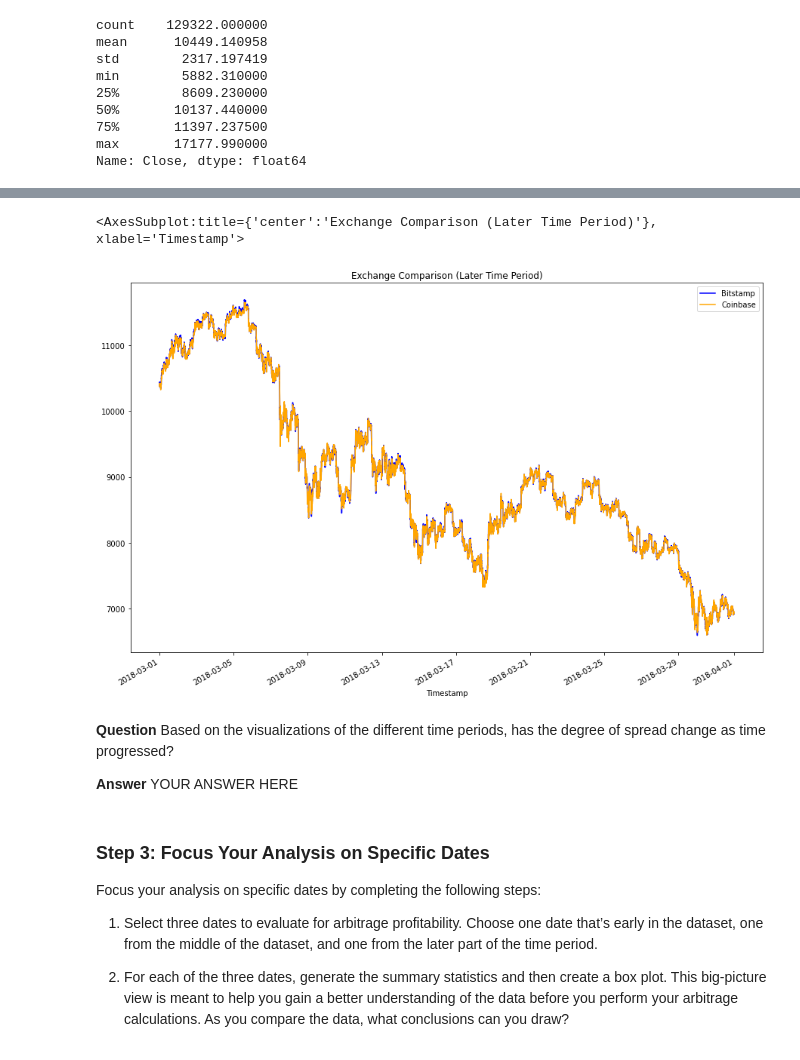
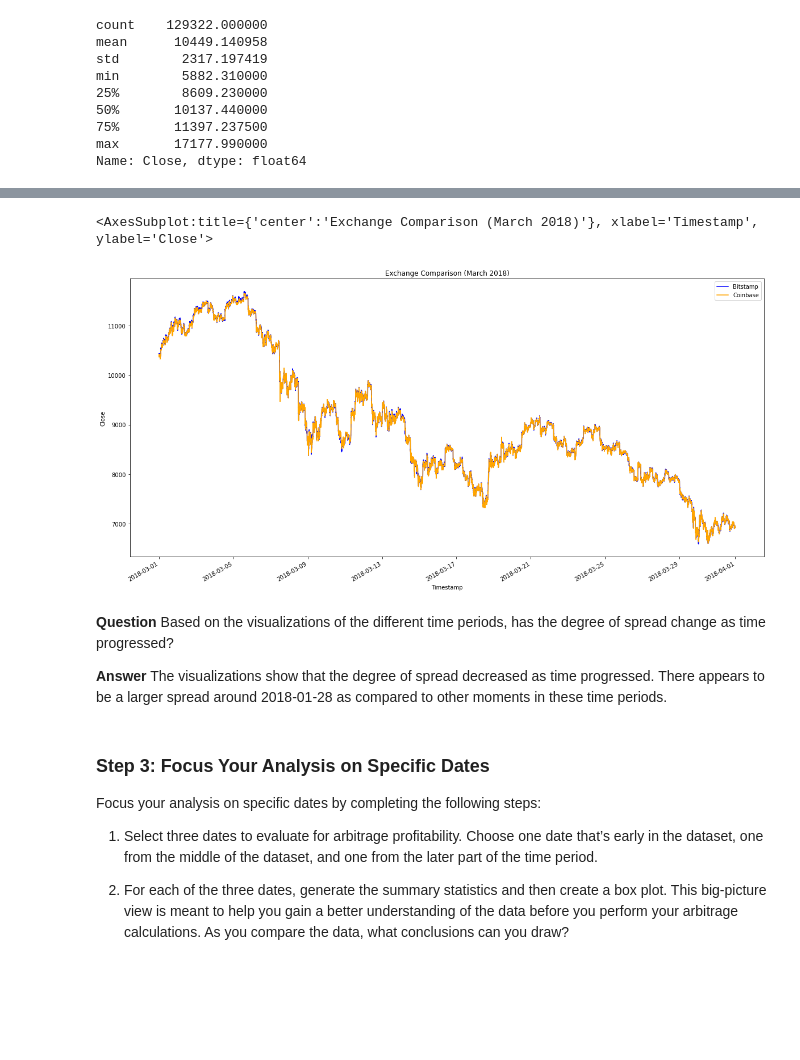
Before and after one commit to jpweldon/Module_3_Challenge, a Jupyter notebook: crypto_arbitrage.ipynb, the cells around one changed output, grey strips where cells are left out. Drawn from its saved outputs; the diff is of its cells as text; code cells hidden in the pictures; blank space fills up the shorter version.

```diff
--- a/crypto_arbitrage.ipynb
+++ b/crypto_arbitrage.ipynb
@@ -264,15 +266,16 @@ Name: Close, dtype: float64
 # %%
 # Using the loc and plot functions, create an overlay plot that visualizes
 # the price action of both DataFrames for a one month period later in the dataset
 # Be sure to include the parameters: legend, figure size, title, and color and label
-# YOUR CODE HERE
+bitstamp_sliced.loc['2018-03-01':'2018-04-01'].plot(figsize=(20, 10), fontsize='10', ylabel='Close', color='blue', title='Exchange Comparison (March 2018)', label='Bitstamp', legend=True)
+coinbase_sliced.loc['2018-03-01':'2018-04-01'].plot(figsize=(20, 10), fontsize='10', ylabel='Close', color='orange', label='Coinbase', legend=True)
 # %% [output]
-<AxesSubplot:title={'center':'Exchange Comparison (Later Time Period)'}, xlabel='Timestamp'>
+<AxesSubplot:title={'center':'Exchange Comparison (March 2018)'}, xlabel='Timestamp', ylabel='Close'>
-[figure, old version]
+[figure, new version]
 # %% [markdown]
 **Question** Based on the visualizations of the different time periods, has the degree of spread change as time progressed?
 
-**Answer** YOUR ANSWER HERE
+**Answer** The visualizations show that the degree of spread decreased as time progressed. There appears to be a larger spread around 2018-01-28 as compared to other moments in these time periods.
 # %% [markdown]
 ### Step 3: Focus Your Analysis on Specific Dates
 
```
Also changed, not shown: parts of 14 cells of this notebook, 1 other file.
